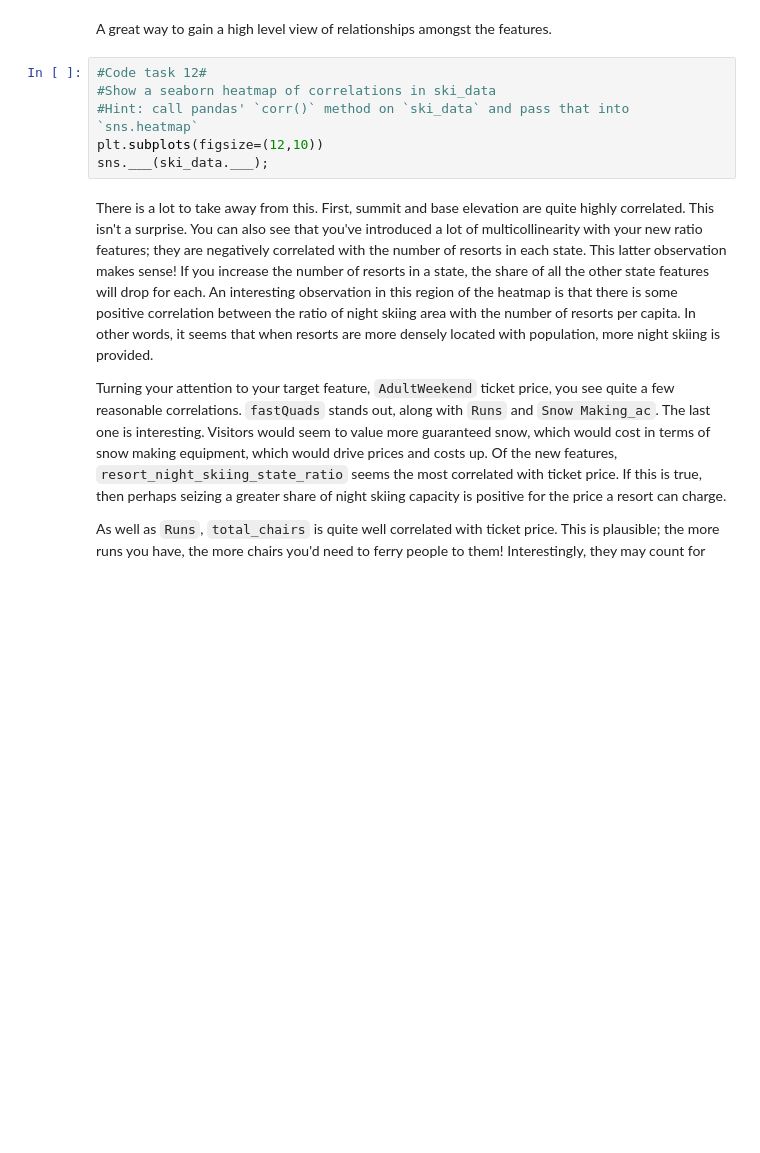
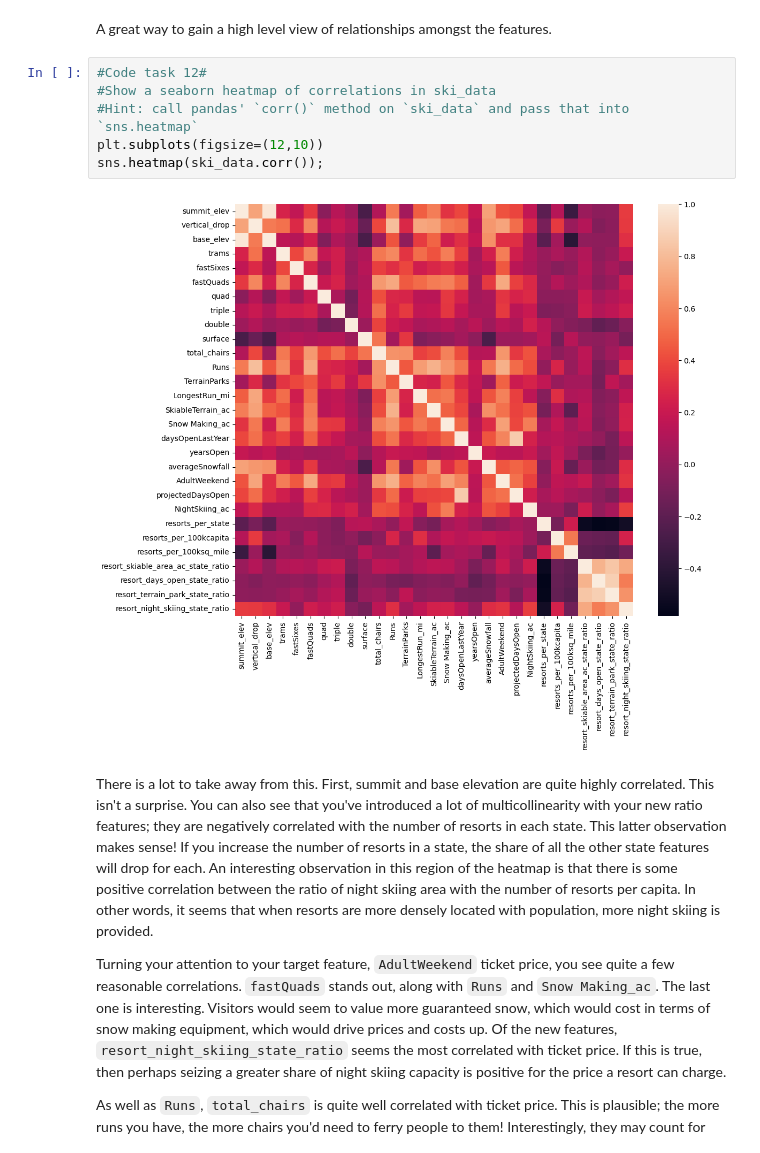
Before and after one commit to jpjavier23/DataScienceGuidedCapstone, a Jupyter notebook: Notebooks/03_exploratory_data_analysis.ipynb, the cells around one changed output. Cells and saved outputs as stored; diff of their text form; blank space fills up the shorter version.

```diff
--- a/Notebooks/03_exploratory_data_analysis.ipynb
+++ b/Notebooks/03_exploratory_data_analysis.ipynb
@@ -614,9 +759,11 @@ A great way to gain a high level view of relationships amongst the features.
 # %%
 #Code task 12#
 #Show a seaborn heatmap of correlations in ski_data
 #Hint: call pandas' `corr()` method on `ski_data` and pass that into `sns.heatmap`
 plt.subplots(figsize=(12,10))
-sns.___(ski_data.___);
+sns.heatmap(ski_data.corr());
+# %% [output]
+[figure, added]
 # %% [markdown]
 There is a lot to take away from this. First, summit and base elevation are quite highly correlated. This isn't a surprise. You can also see that you've introduced a lot of multicollinearity with your new ratio features; they are negatively correlated with the number of resorts in each state. This latter observation makes sense! If you increase the number of resorts in a state, the share of all the other state features will drop for each. An interesting observation in this region of the heatmap is that there is some positive correlation between the ratio of night skiing area with the number of resorts per capita. In other words, it seems that when resorts are more densely located with population, more night skiing is provided.
 
```
Also changed, not shown: parts of 21 cells of this notebook.
